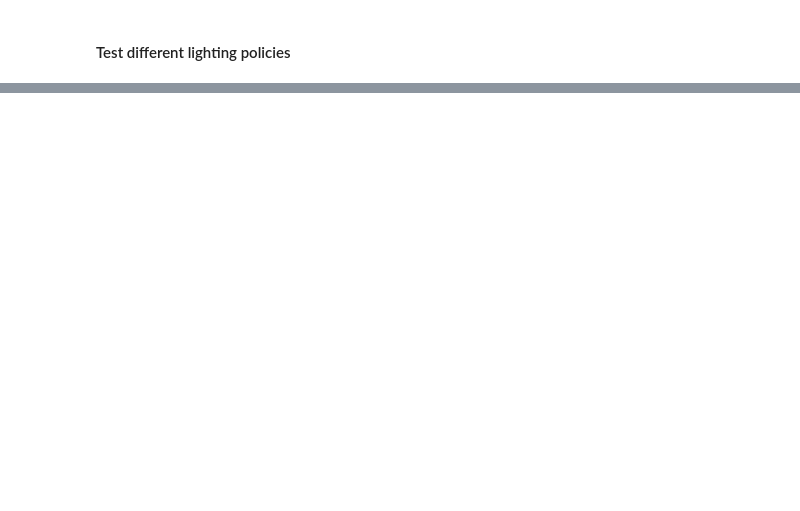
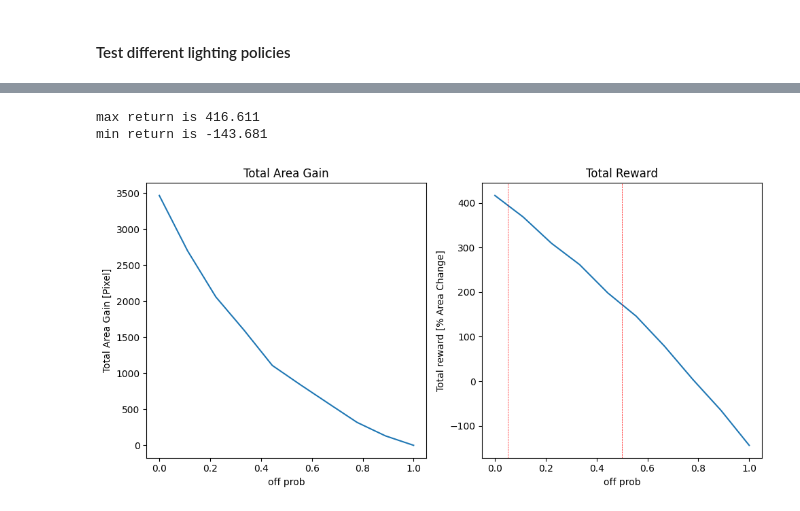
Before and after one commit to steventango/plant-rl, a Jupyter notebook: analysis/test_MultiPlantSim.ipynb, the cells around one changed output, grey strips where cells are left out. Drawn from its saved outputs; the diff is of its cells as text; code cells hidden in the pictures; blank space fills up the shorter version.

Commit message:
plotted total area gain vs total reward

```diff
--- a/analysis/test_MultiPlantSim.ipynb
+++ b/analysis/test_MultiPlantSim.ipynb
@@ -65,0 +65,38 @@ plt.ylim([0,1])
+# %%
+# See if return and total gain in area are positively correlated
+num_sample = 10
+episodic_return = []
+area_gain = []
+fig, ax = plt.subplots(1, 2, figsize=(10,5))
+for prob in np.linspace(0, 1, num_sample):
+    env.start()
+    R = []; A = []
+    for _ in range(env.terminal_step):
+        reward, next_state, done, info = env.step(np.random.choice([0, 1], p = [prob, 1-prob]))
+        A.append(np.mean([pwl(env.time) for pwl in env.actual_areas]))
+        R.append(reward)
+    if prob == 0.5:
+        print(f'return for random policy is {np.sum(R):.3f}.')
+    episodic_return.append(np.sum(R))
+    area_gain.append(A[-1]-A[0])
+
+print(f'max return is {np.max(episodic_return):.3f}')
+print(f'min return is {np.min(episodic_return):.3f}')
+
+ax[0].plot(np.linspace(0, 1, num_sample), area_gain)
+ax[0].set_title('Total Area Gain')
+ax[0].set_xlabel('off prob')
+ax[0].set_ylabel('Total Area Gain [Pixel]')
+
+ax[1].plot(np.linspace(0, 1, num_sample), episodic_return)
+ax[1].axvline(x = 0.1/2, color='r', linestyle='--', linewidth=0.5)
+ax[1].axvline(x = 0.5, color='r', linestyle='--', linewidth=0.5)
+ax[1].set_title('Total Reward')
+ax[1].set_xlabel('off prob')
+ax[1].set_ylabel('Total reward [% Area Change]')
+
+fig.tight_layout()
+# %% [output]
+max return is 416.611
+min return is -143.681
+[figure, added]
```
Also changed, not shown: parts of 3 cells of this notebook.
